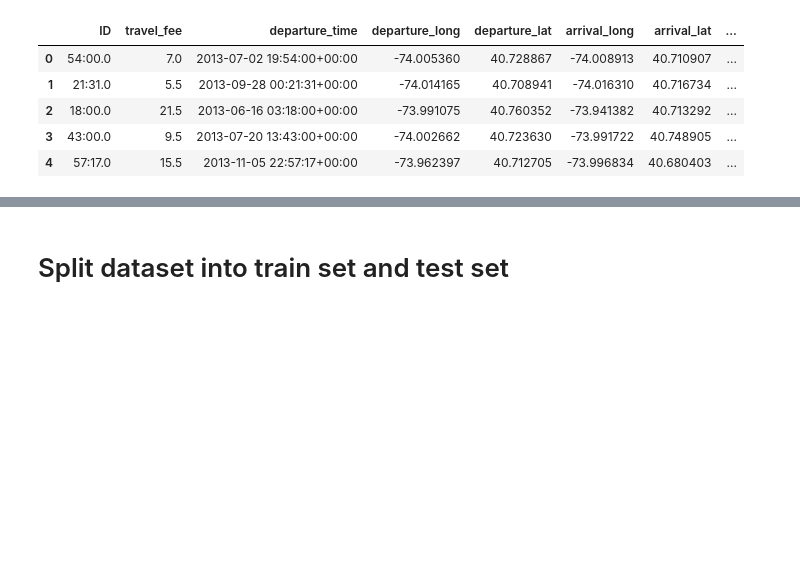
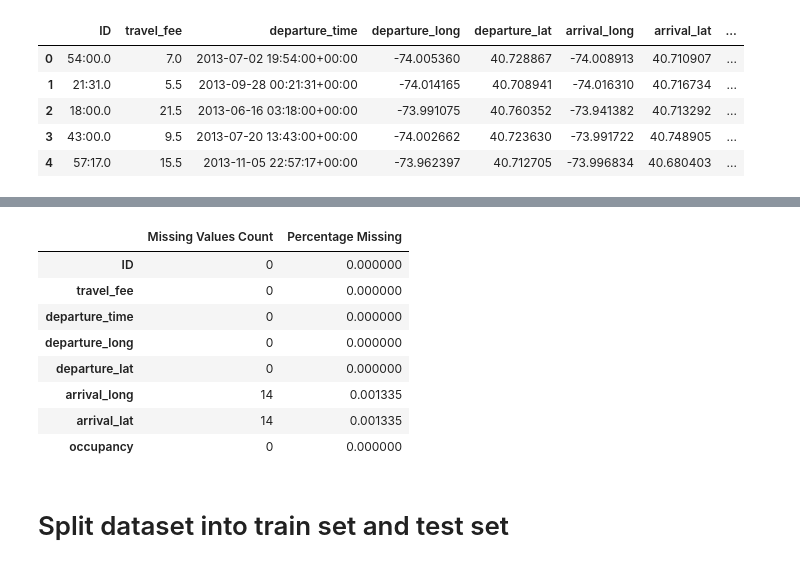
Before and after one commit to EricChan12311/DMA, a Jupyter notebook: DataMining.ipynb, the cells around one changed output, grey strips where cells are left out. Cells and saved outputs as stored; diff of their text form; code cells hidden in the pictures; blank space fills up the shorter version.

```diff
--- a/DataMining.ipynb
+++ b/DataMining.ipynb
@@ -25,3 +42,27 @@ data.head()
+# %%
+missing_values_count = data.isnull().sum()
+total_rows = data.shape[0]
+missing_values_percentage = (missing_values_count / total_rows) * 100
+# %%
+# Create a DataFrame to display missing values count and percentage
+missing_data = pd.DataFrame({
+    'Missing Values Count': missing_values_count,
+    'Percentage Missing': missing_values_percentage
+})
+
+# Display the missing data information
+print
+(missing_data)
+# %% [output]
+|  | Missing Values Count | Percentage Missing |
+| ID | 0 | 0.000000 |
+| travel_fee | 0 | 0.000000 |
+| departure_time | 0 | 0.000000 |
+| departure_long | 0 | 0.000000 |
+| departure_lat | 0 | 0.000000 |
+| arrival_long | 14 | 0.001335 |
+| arrival_lat | 14 | 0.001335 |
+| occupancy | 0 | 0.000000 |
 # %% [markdown]
 # Split dataset into train set and test set
 # %%
```
Also changed, not shown: parts of 29 cells of this notebook.
